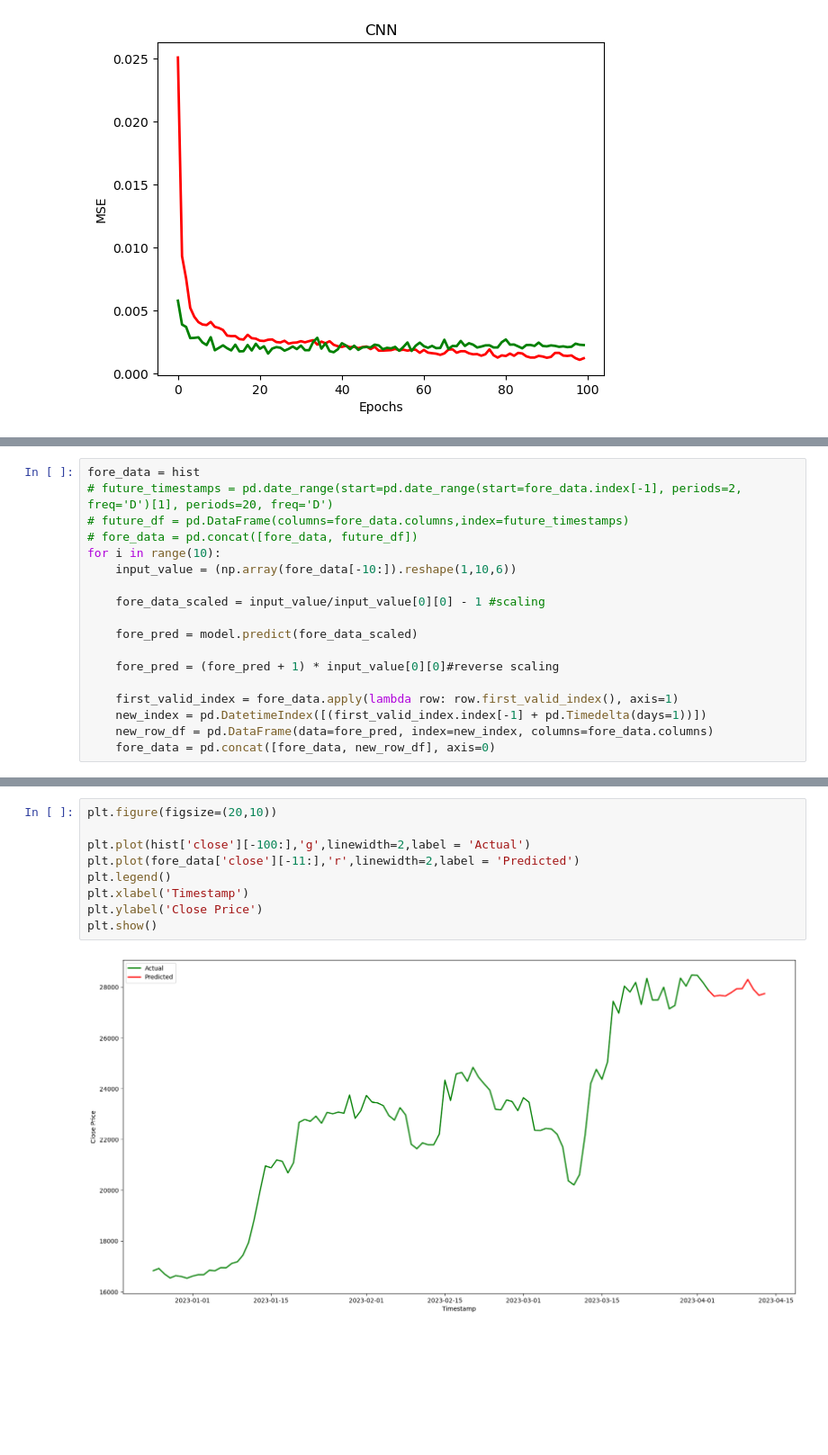
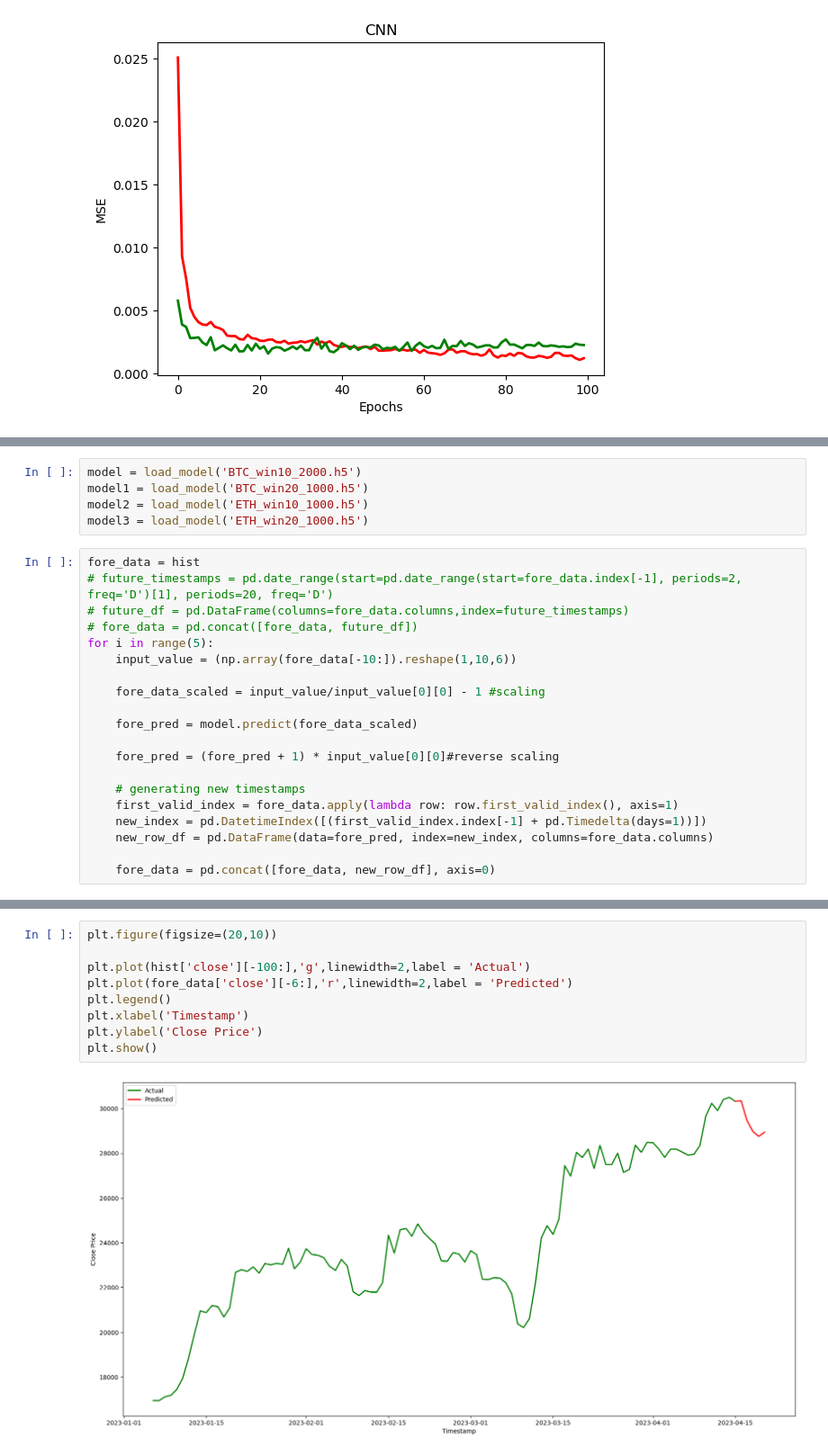
Before and after one commit to adityamaniar202/Crypto, a Jupyter notebook: Forecast.ipynb, the cells around one changed output, grey strips where cells are left out. Shown at 90% size. Cells and saved outputs as stored; diff of their text form; blank space fills up the shorter version.

```diff
--- a/Forecast.ipynb
+++ b/Forecast.ipynb
@@ -259,9 +252,14 @@ model = load_model('cryptomodel.h5')
+# %%
+model = load_model('BTC_win10_2000.h5')
+model1 = load_model('BTC_win20_1000.h5')
+model2 = load_model('ETH_win10_1000.h5')
+model3 = load_model('ETH_win20_1000.h5')
 # %%
 fore_data = hist
 # future_timestamps = pd.date_range(start=pd.date_range(start=fore_data.index[-1], periods=2, freq='D')[1], periods=20, freq='D')
 # future_df = pd.DataFrame(columns=fore_data.columns,index=future_timestamps)
 # fore_data = pd.concat([fore_data, future_df])
-for i in range(10):
+for i in range(5):
     input_value = (np.array(fore_data[-10:]).reshape(1,10,6))
 
     fore_data_scaled = input_value/input_value[0][0] - 1 #scaling
@@ -270,8 +268,10 @@ for i in range(10):
 
     fore_pred = (fore_pred + 1) * input_value[0][0]#reverse scaling
 
+    # generating new timestamps
     first_valid_index = fore_data.apply(lambda row: row.first_valid_index(), axis=1)
     new_index = pd.DatetimeIndex([(first_valid_index.index[-1] + pd.Timedelta(days=1))])
     new_row_df = pd.DataFrame(data=fore_pred, index=new_index, columns=fore_data.columns)
+
     fore_data = pd.concat([fore_data, new_row_df], axis=0)
 # %% [output]
@@ -288,11 +283,11 @@ for i in range(10):
 # %%
 plt.figure(figsize=(20,10))
 
 plt.plot(hist['close'][-100:],'g',linewidth=2,label = 'Actual')
-plt.plot(fore_data['close'][-11:],'r',linewidth=2,label = 'Predicted')
+plt.plot(fore_data['close'][-6:],'r',linewidth=2,label = 'Predicted')
 plt.legend()
 plt.xlabel('Timestamp')
 plt.ylabel('Close Price')
 plt.show()
 # %% [output]
-[figure, old version]
+[figure, new version]
```
Also changed, not shown: parts of 14 cells of this notebook, 1 other file.
